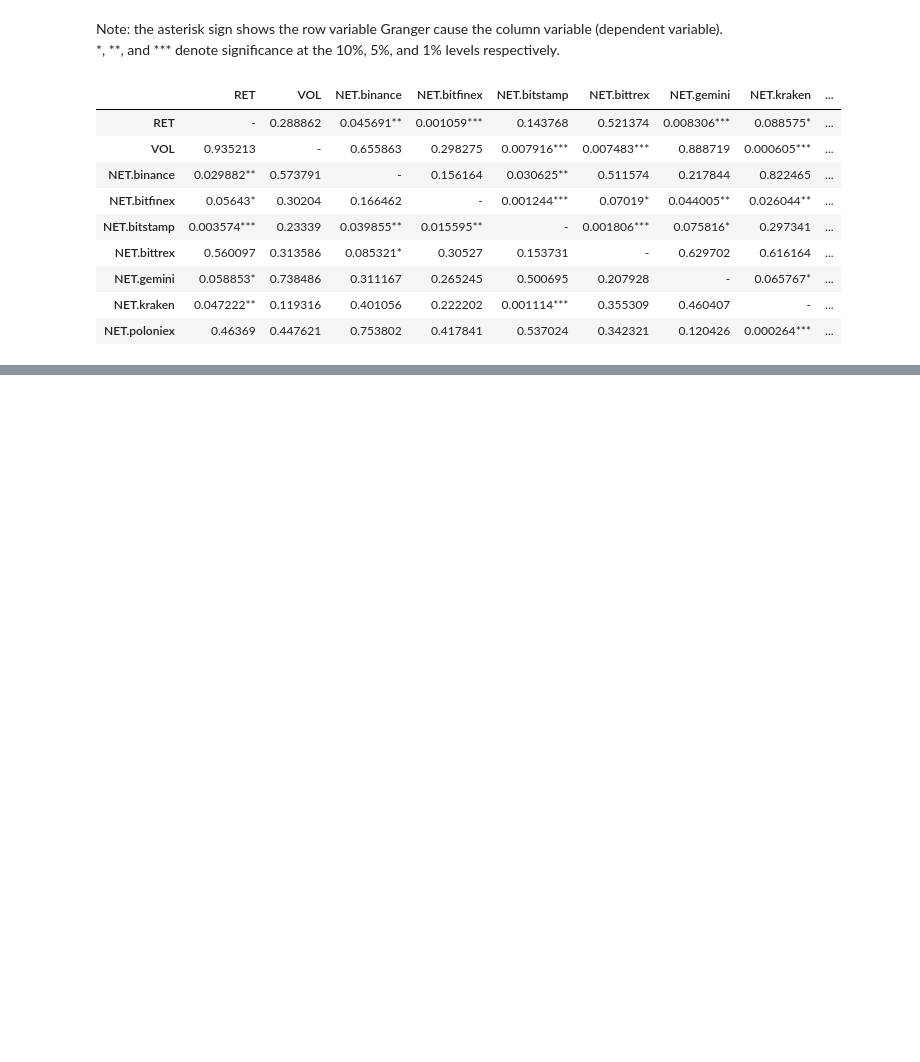
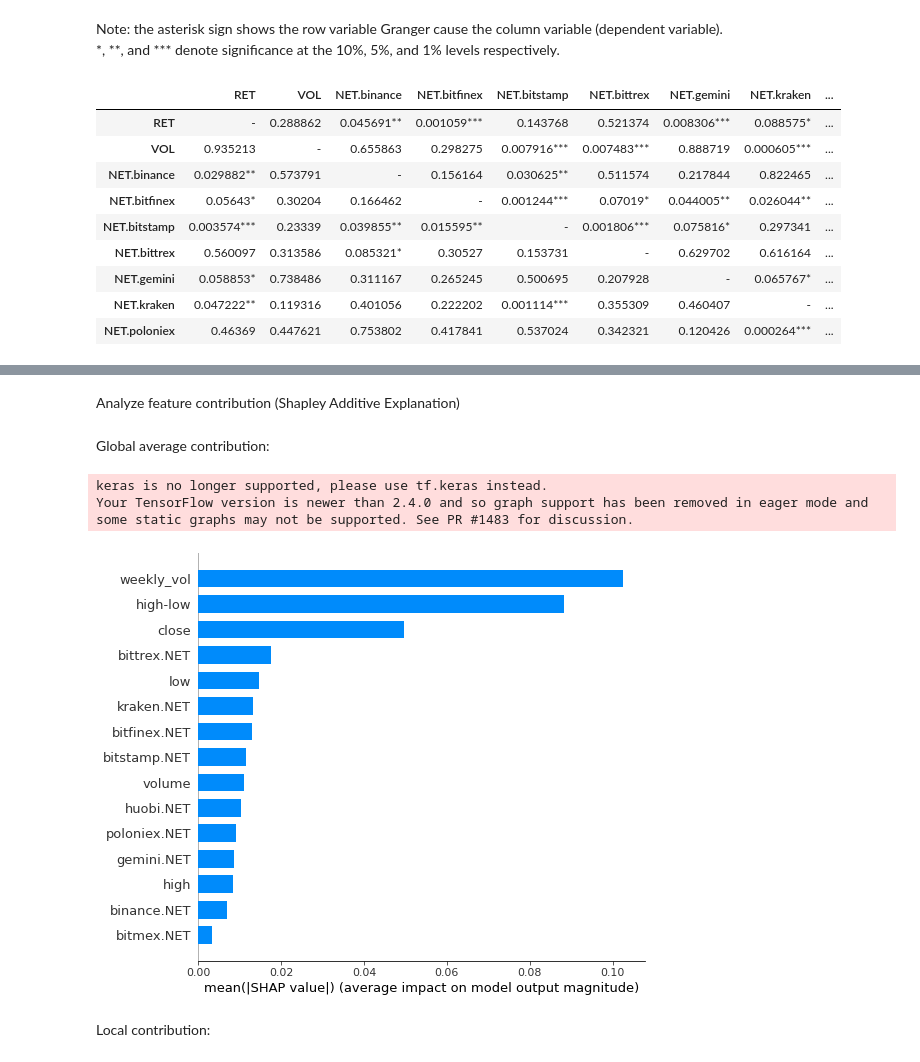
Before and after one commit to riccardofradiani/ML4F-Crypto-prediction-from-exchange-flows, a Jupyter notebook: final_notebook.ipynb, the cells around one changed output, grey strips where cells are left out. Cells and saved outputs as stored; diff of their text form; code cells hidden in the pictures; blank space fills up the shorter version.

```diff
--- a/final_notebook.ipynb
+++ b/final_notebook.ipynb
@@ -308,0 +690,16 @@ print(eth_GC_res.to_latex(index=True))
+# %% [markdown]
+Analyze feature contribution (Shapley Additive Explanation)
+# %% [markdown]
+Global average contribution:
+# %%
+background = X_train
+explainer = shap.DeepExplainer(model, background)
+shap_values = explainer.shap_values(X_test, check_additivity=False)
+#Global average contribution:
+shap.summary_plot(shap_values[0], plot_type = 'bar', feature_names = btc_data.columns)
+# %% [output]
+keras is no longer supported, please use tf.keras instead.
+Your TensorFlow version is newer than 2.4.0 and so graph support has been removed in eager mode and some static graphs may not be supported. See PR #1483 for discussion.
+[figure, added]
+# %% [markdown]
+Local contribution:
```
Also changed, not shown: parts of 48 cells of this notebook.
